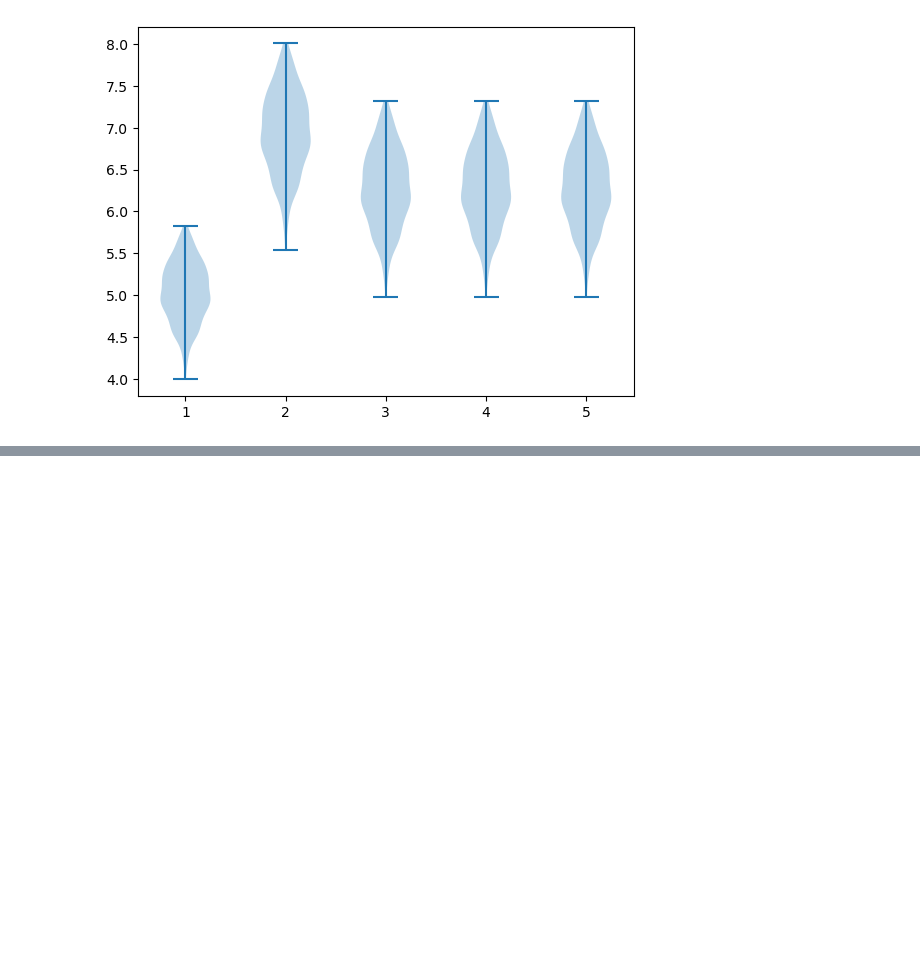
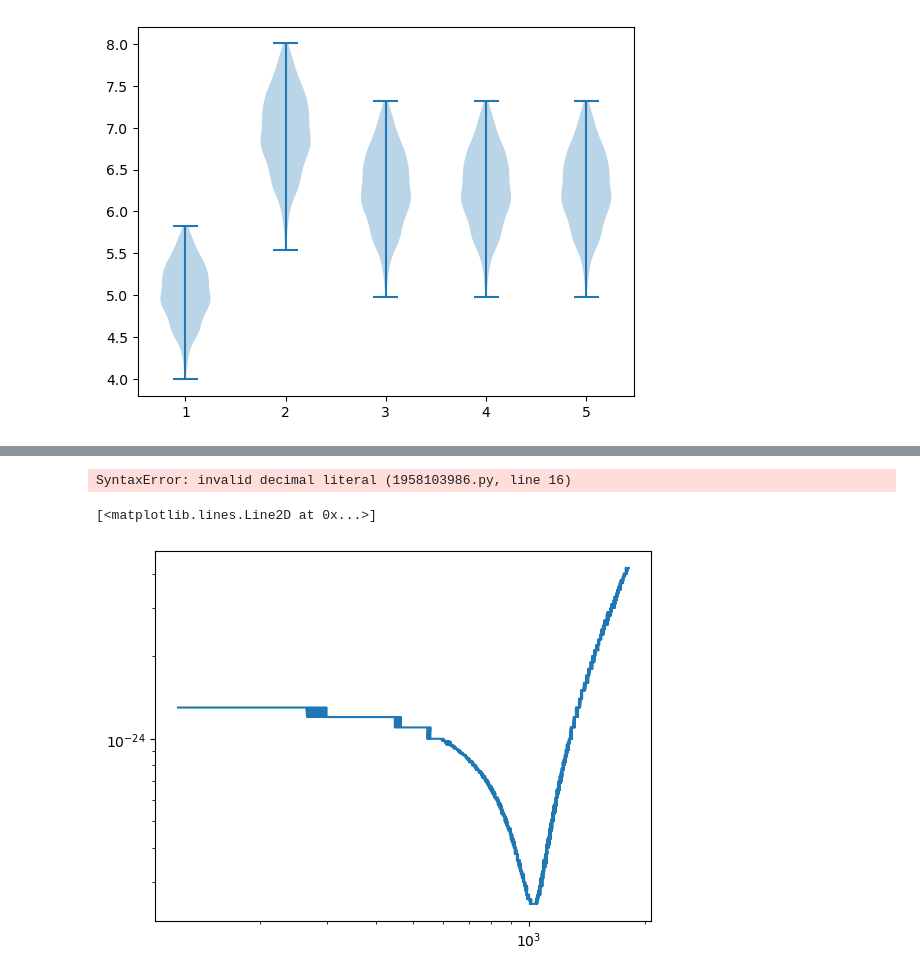
Before and after one commit to spencermagnall/realistic_eos_finite_temp, a Jupyter notebook: PMR_SNRS.ipynb, the cells around one changed output, grey strips where cells are left out. Cells and saved outputs as stored; diff of their text form; code cells hidden in the pictures; blank space fills up the shorter version.

```diff
--- a/PMR_SNRS.ipynb
+++ b/PMR_SNRS.ipynb
@@ -597,0 +888,9 @@ plt.violinplot([SNRs,SNRs_CE_het,SNRs_CE_ET,SNRs_CE_ET_NEMO,SNRs_CE_ET_NEMO_A1])
+# %%
+# --- General Correction: Invert Exponents ---
+def invert_exponents(series):
+    # Avoid divide-by-zero
+    return np.where(series != 0, 1 / series, 0)
+
+# Apply to column(s)
+df['strain_sensitivity_1_per_sqrtHz'] = invert_exponents(df['strain_sensitivity_1_per_sqrtHz'])
+print(df)
@@ -597,0 +912,26 @@ plt.violinplot([SNRs,SNRs_CE_het,SNRs_CE_ET,SNRs_CE_ET_NEMO,SNRs_CE_ET_NEMO_A1])
+# %%
+#plt.ylim(1e-25,1e-24)
+# --- Function to invert exponent manually ---
+def invert_exponent(value):
+    if value == 0:
+        return 0  # Leave zeros unchanged
+    mantissa, exponent = f"{value:.1e}".split('e')
+    new_exponent = -int(exponent)
+    return float(mantissa) * (10 ** new_exponent)
+# Apply to column
+# Vectorize for performance
+# Apply to column(s)
+# Apply to column(s)
+df['strain_sensitivity_1_per_sqrtHz'] = invert_exponents(df['strain_sensitivity_1_per_sqrtHz'])
+df['strain_sensitivity_1_per_sqrtHz'] = vectorized_invert(1./df['strain_sensitivity_1_per_sqrtHz'])
+
+plt.loglog(df['frequency_Hz'], 1.df['strain_sensitivity_1_per_sqrtHz'])
+# %% [output]
+SyntaxError: invalid decimal literal (1958103986.py, line 16)
+# %%
+df_sorted = df.sort_values(by='frequency_Hz')
+# %%
+plt.loglog(df_sorted['frequency_Hz'], df_sorted['strain_sensitivity_1_per_sqrtHz']*1e-48)
+# %% [output]
+[<matplotlib.lines.Line2D at 0x...>]
+[figure, added]
```
Also changed, not shown: parts of 12 cells of this notebook, 4 other files.
